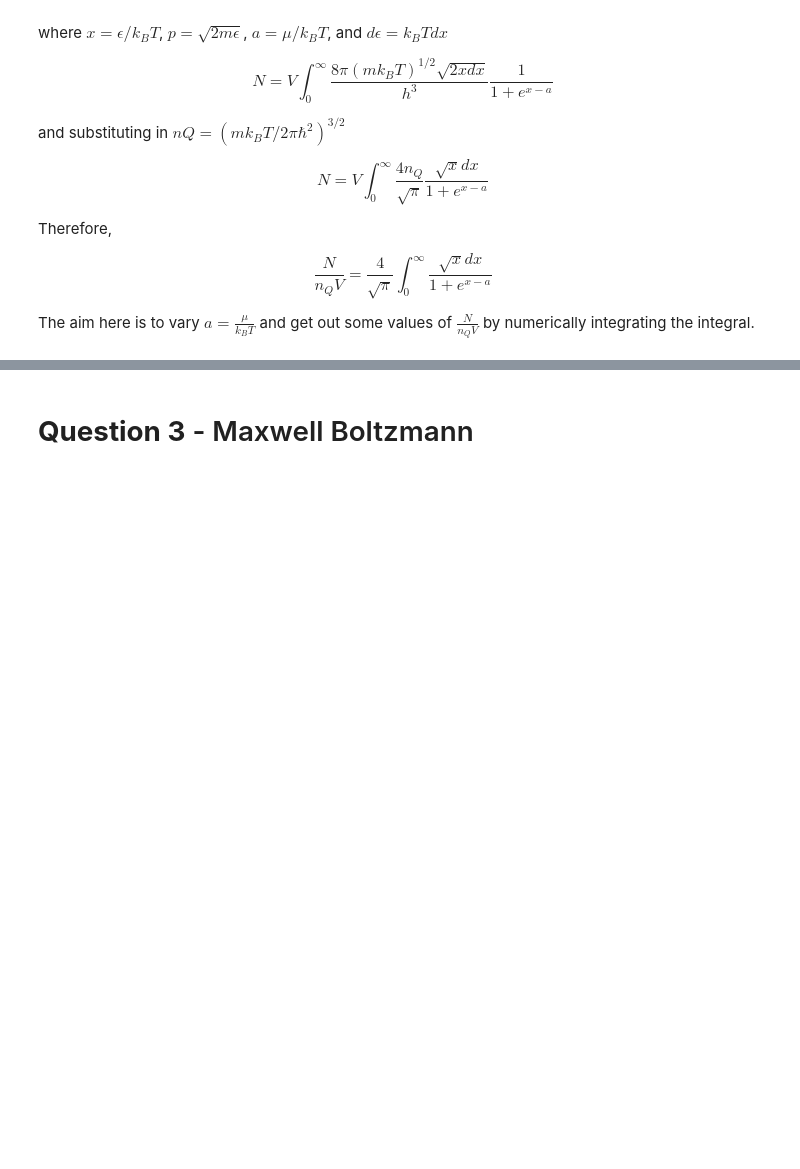
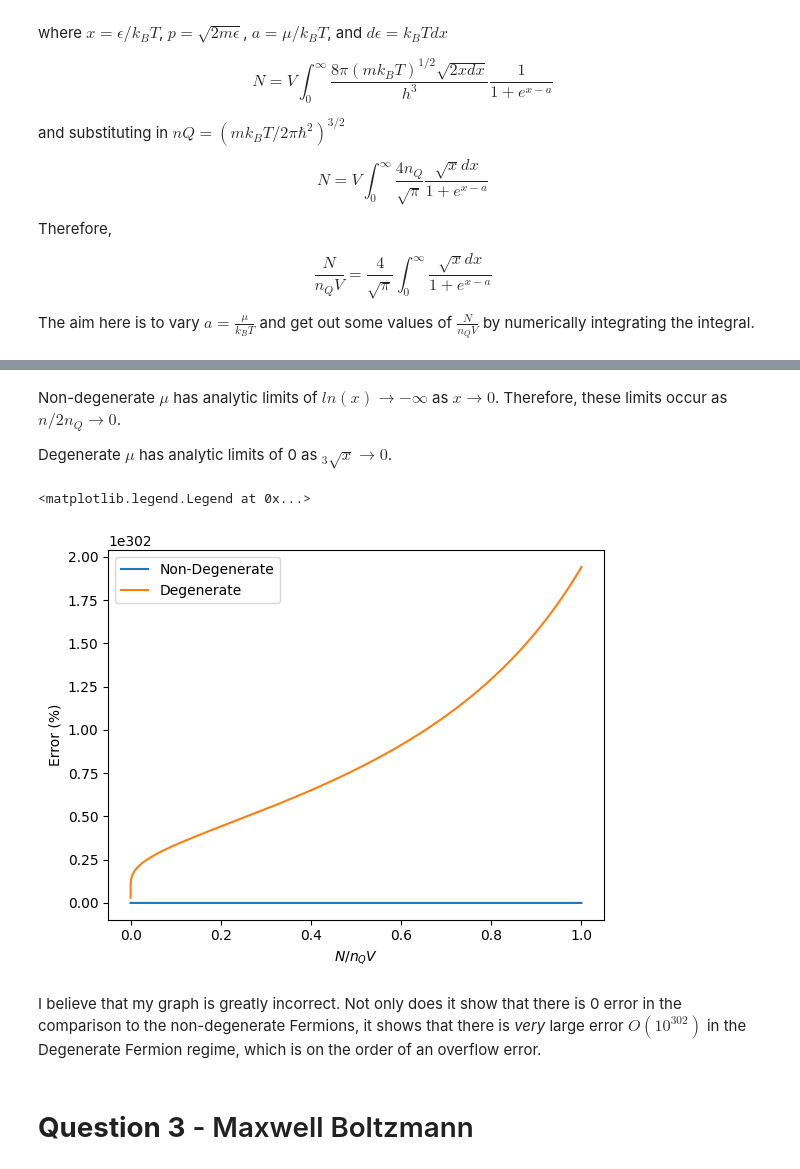
Before and after one commit to LFW25/PHYS512-Computational_Physics, a Jupyter notebook: Assignments/A2.ipynb, the cells around one changed output, grey strips where cells are left out. Saved outputs shown, nothing was run; the diff lists cells and outputs as text; code cells hidden in the pictures; blank space fills up the shorter version.

```diff
--- a/Assignments/A2.ipynb
+++ b/Assignments/A2.ipynb
@@ -212,3 +253,25 @@ The value of mu/kT at the point 20000 is 561.165668172006.
+# %% [markdown]
+Non-degenerate $\mu$ has analytic limits of $ln(x) \rightarrow -\infty$ as $x \rightarrow 0$. Therefore, these limits occur as $n/2n_Q \rightarrow 0$.
+
+Degenerate $\mu$ has analytic limits of 0 as $_3\sqrt{x} \rightarrow 0$.
+# %%
+n_list = np.linspace(10E-15, 1, int(10E4))
+mu_list = get_mu_kbT(n_list, p = False)
+
+nd_error = abs(mu_list)
+d_error = abs(mu_list - (-1*10**300)/mu_list * 100)
+
+plt.figure(1)
+plt.plot(n_list, nd_error, label = "Non-Degenerate")
+plt.plot(n_list, d_error, label = "Degenerate")
+plt.ylabel("Error (%)")
+plt.xlabel("$N/n_QV$")
+plt.legend()
+# %% [output]
+<matplotlib.legend.Legend at 0x...>
+[figure, added]
+# %% [markdown]
+I believe that my graph is greatly incorrect. Not only does it show that there is 0 error in the comparison to the non-degenerate Fermions, it shows that there is *very* large error $O(10^{302})$ in the Degenerate Fermion regime, which is on the order of an overflow error.
 # %% [markdown]
 # **Question 3** - Maxwell Boltzmann
 # %% [markdown]
```
Also changed, not shown: parts of 9 cells of this notebook.
